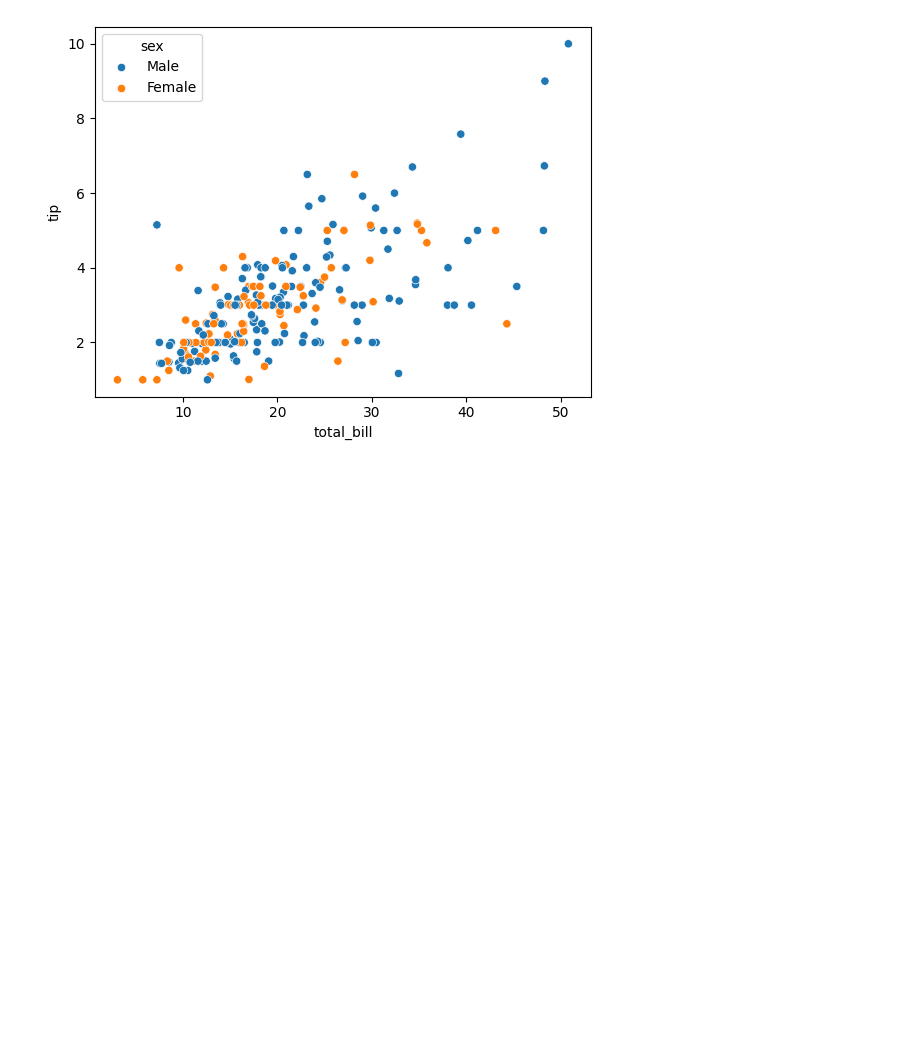
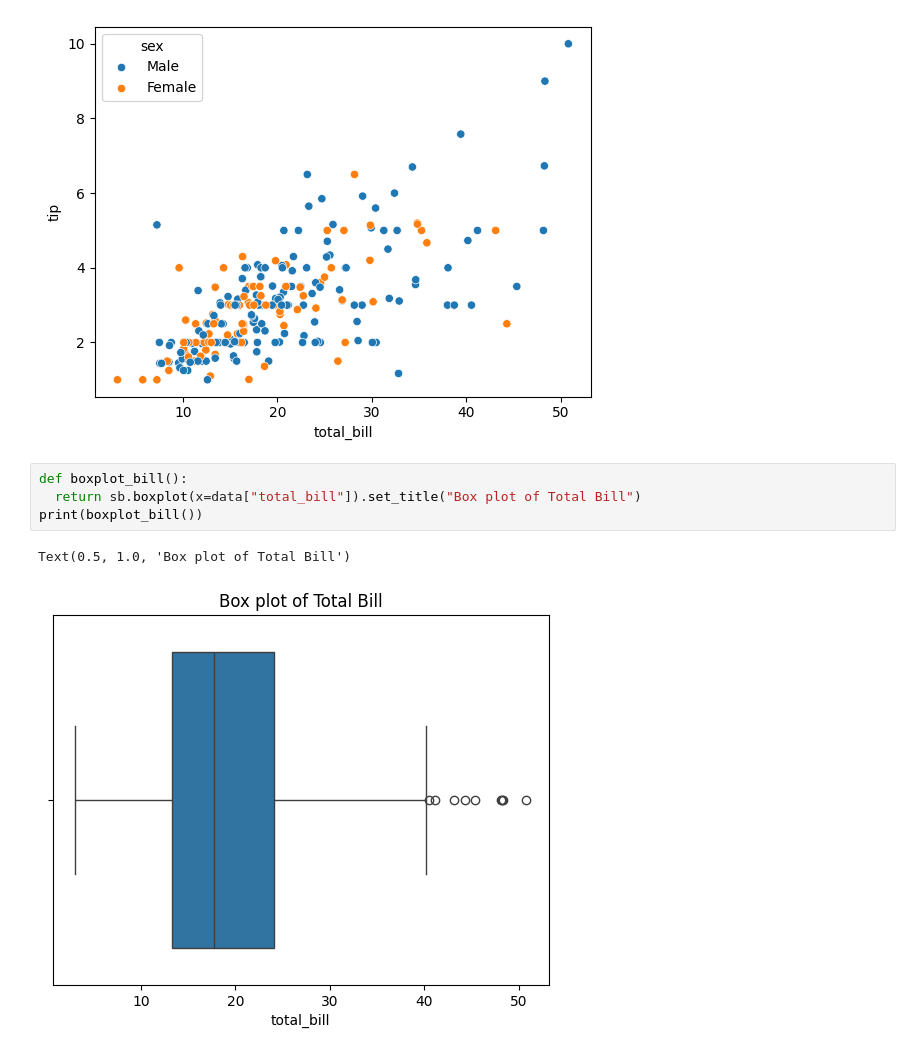
Before and after one commit to jeniferGoncalvesDaSilvaDev/Estatistica-python, a Jupyter notebook: data_viz.ipynb, the cells around one changed output. Saved outputs shown, nothing was run; the diff lists cells and outputs as text; blank space fills up the shorter version.

```diff
--- a/data_viz.ipynb
+++ b/data_viz.ipynb
@@ -47,3 +47,10 @@ sb.scatterplot(x="total_bill", y="tip", hue="sex",data=data)
 # %% [output]
 <Axes: xlabel='total_bill', ylabel='tip'>
 [figure]
+# %%
+def boxplot_bill():
+  return sb.boxplot(x=data["total_bill"]).set_title("Box plot of Total Bill")
+print(boxplot_bill())
+# %% [output]
+Text(0.5, 1.0, 'Box plot of Total Bill')
+[figure, added]
```
